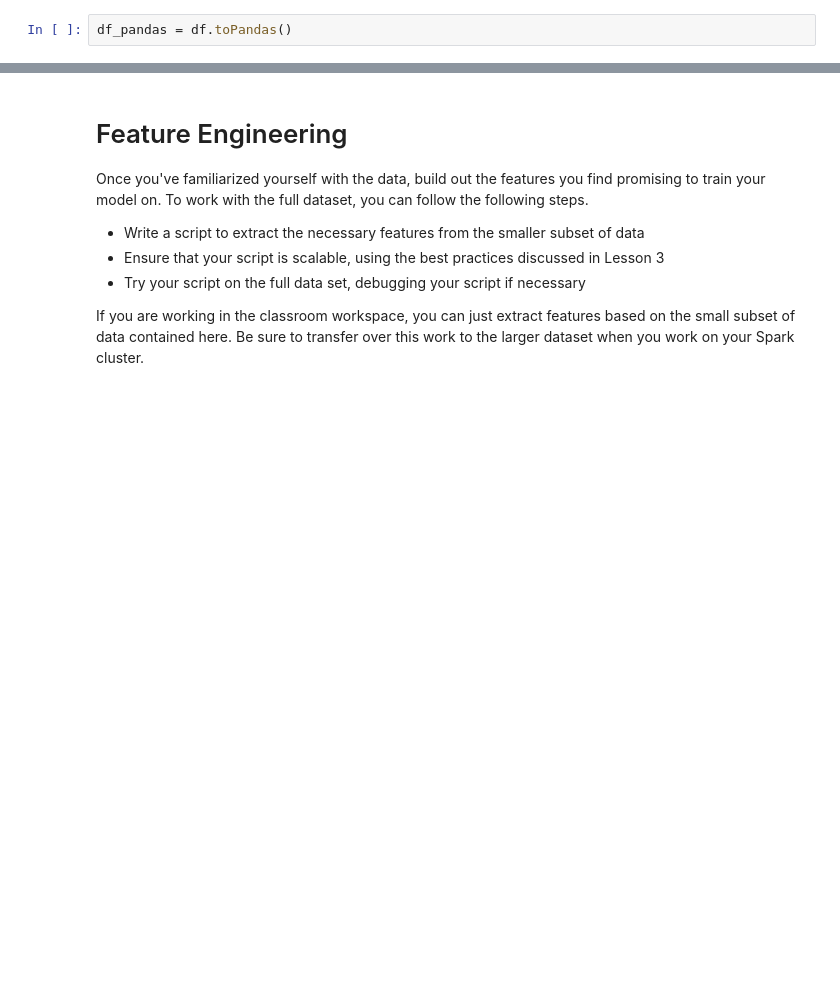
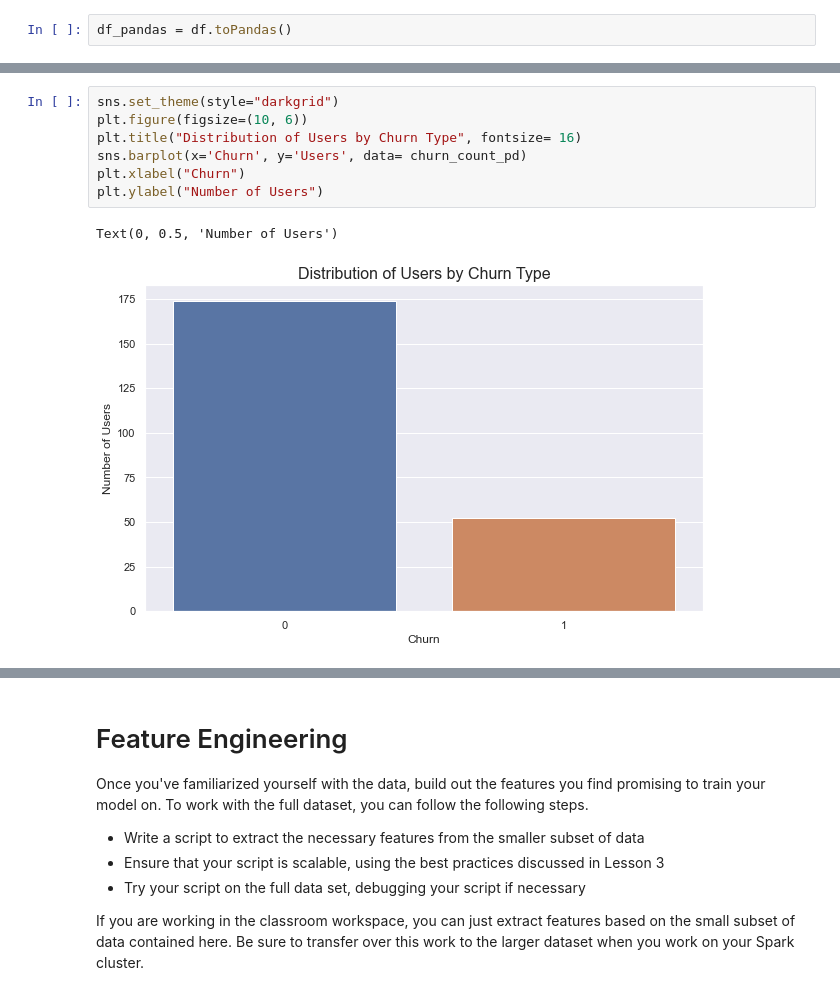
Before and after one commit to peterle93/Customer-Churn-Prediction-with-Spark, a Jupyter notebook: Sparkify.ipynb, the cells around one changed output, grey strips where cells are left out. Saved outputs shown, nothing was run; the diff lists cells and outputs as text; blank space fills up the shorter version.

```diff
--- a/Sparkify.ipynb
+++ b/Sparkify.ipynb
@@ -307,0 +295,10 @@ churn_count.show()
+# %%
+sns.set_theme(style="darkgrid")
+plt.figure(figsize=(10, 6))
+plt.title("Distribution of Users by Churn Type", fontsize= 16)
+sns.barplot(x='Churn', y='Users', data= churn_count_pd)
+plt.xlabel("Churn")
+plt.ylabel("Number of Users")
+# %% [output]
+Text(0, 0.5, 'Number of Users')
+[figure, added]
```
Also changed, not shown: parts of 28 cells of this notebook.
